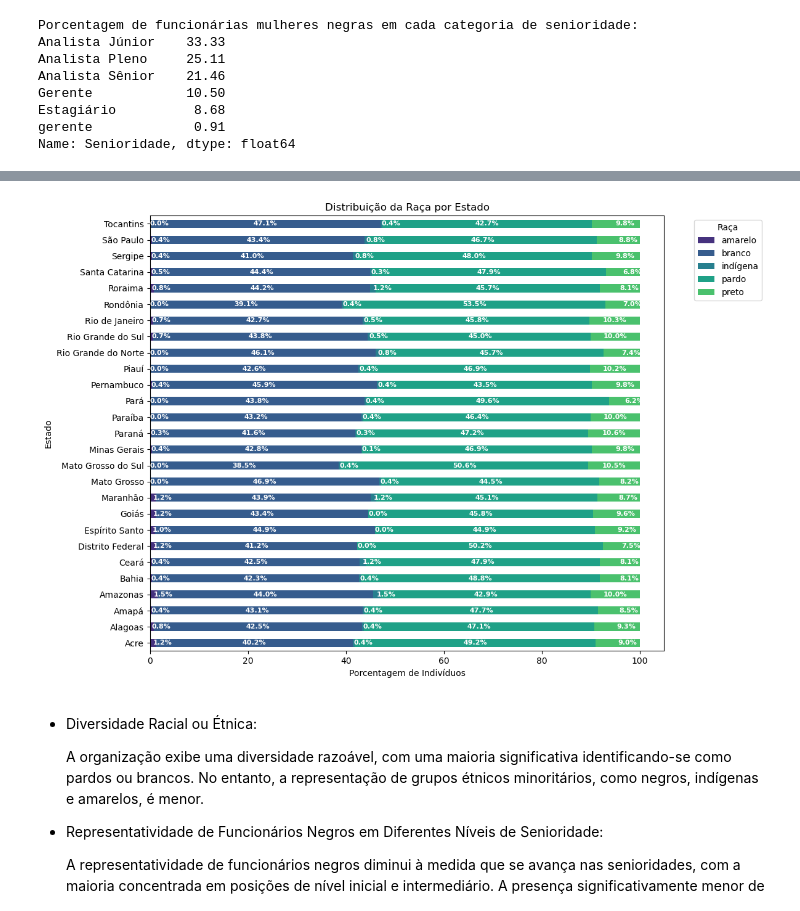
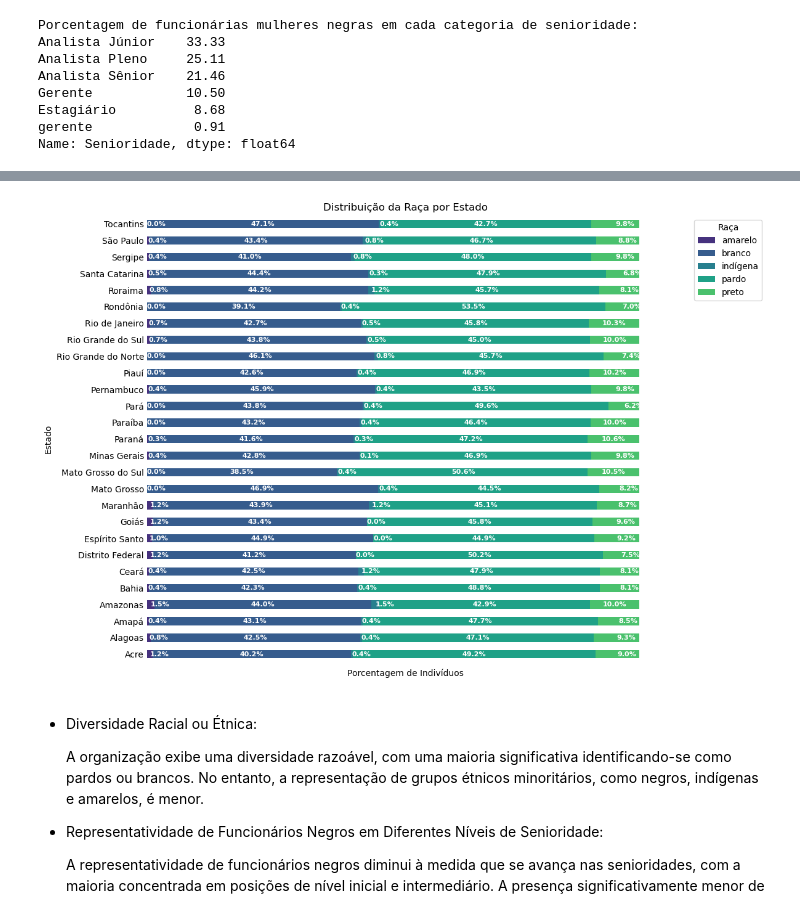
Before and after one commit to pedrolustosab/AdaHack-Dados, a Jupyter notebook: Análise Exploratória.ipynb, the cells around one changed output, grey strips where cells are left out. Cells and saved outputs as stored; diff of their text form; code cells hidden in the pictures.

Commit message:
Juste gráficos
Remoção de bordas e add % nos gráficos.

```diff
--- a/Análise Exploratória.ipynb
+++ b/Análise Exploratória.ipynb
@@ -102,3 +107,36 @@ Ensino Superior    75.60
 Mestrado           73.21
 Pós graduação      75.33
 Name: Porcentagem_Homens, dtype: float64
+# %%
+# Definir a paleta de cores Viridian
+sns.set_palette("viridis")
+
+# Criar a figura com o tamanho especificado
+plt.figure(figsize=(10, 5))
+
+# Plotar o gráfico de barras horizontais
+bars = segmento_genero['Porcentagem_Homens'].plot(kind='barh')
+
+# Adicionar as etiquetas com os valores de porcentagem em cada barra
+for bar in bars.patches:
+    # Obter as coordenadas x e y da barra
+    x = bar.get_width()
+    y = bar.get_y() + bar.get_height() / 2
+
+    # Formatar a porcentagem
+    label = '{:.1f}%'.format(x)
+
+    # Adicionar o texto na barra
+    plt.text(x, y, label, ha='left', va='center')
+
+
+plt.box(False) # removendo as bordas
+plt.xticks([])
+plt.tick_params(axis='y', length= 0) # removendo o tick (-) do eixo y
+
+# Adicionar título e rótulos dos eixos
+plt.title('Porcentagem de homens em cada segmento de formação')
+plt.xlabel('Percentual')
+
+# Exibir o gráfico
+plt.show()
@@ -242,37 +269,41 @@ memory usage: 1.3+ KB
 # %%
-
 # Calcular as porcentagens em relação ao total de cada estado para cada raça
 porcentagem_raca = tabela_pivo.div(tabela_pivo.sum(axis=1), axis=0) * 100
 
 # Definir a paleta de cores Viridian
 sns.set_palette("viridis")
 
 # Criar o gráfico de barras horizontais
 ax = porcentagem_raca.plot(kind='barh', stacked=True, figsize=(12, 8))
 
 # Adicionar valores nas barras
 for state_idx, state in enumerate(porcentagem_raca.index):
     total_offset = 0
     for raca_idx, raca in enumerate(porcentagem_raca.columns):
         percentage = porcentagem_raca.loc[state, raca].clip(0, 100)  # Limitar a porcentagem ao intervalo [0, 100]
         if percentage < 10:  # Ajustar a posição do texto se a porcentagem for menor que 10
             ha = 'left'
         else:
             ha = 'center'
         ax.text(total_offset + percentage / 2, state_idx, f'{percentage:.1f}%', va='center', ha=ha, weight='bold', fontsize=8, color='white')
         total_offset += percentage
 
+
+plt.box(False) # removendo as bordas
+plt.xticks([])
+plt.tick_params(axis='y', length= 0) # removendo o tick (-) do eixo y
+
 # Adicionar legendas e rótulos
 plt.xlabel('Porcentagem de Indivíduos')
 plt.ylabel('Estado')
 plt.title('Distribuição da Raça por Estado')
 plt.legend(title='Raça', bbox_to_anchor=(1.05, 1), loc='upper left')
 
 # Exibir o gráfico
 plt.tight_layout()
 plt.show()
 # %% [output]
-[figure, old version]
+[figure, new version]
 # %% [markdown]
 - Diversidade Racial ou Étnica:
 
```
Also changed, not shown: parts of 5 cells of this notebook.
